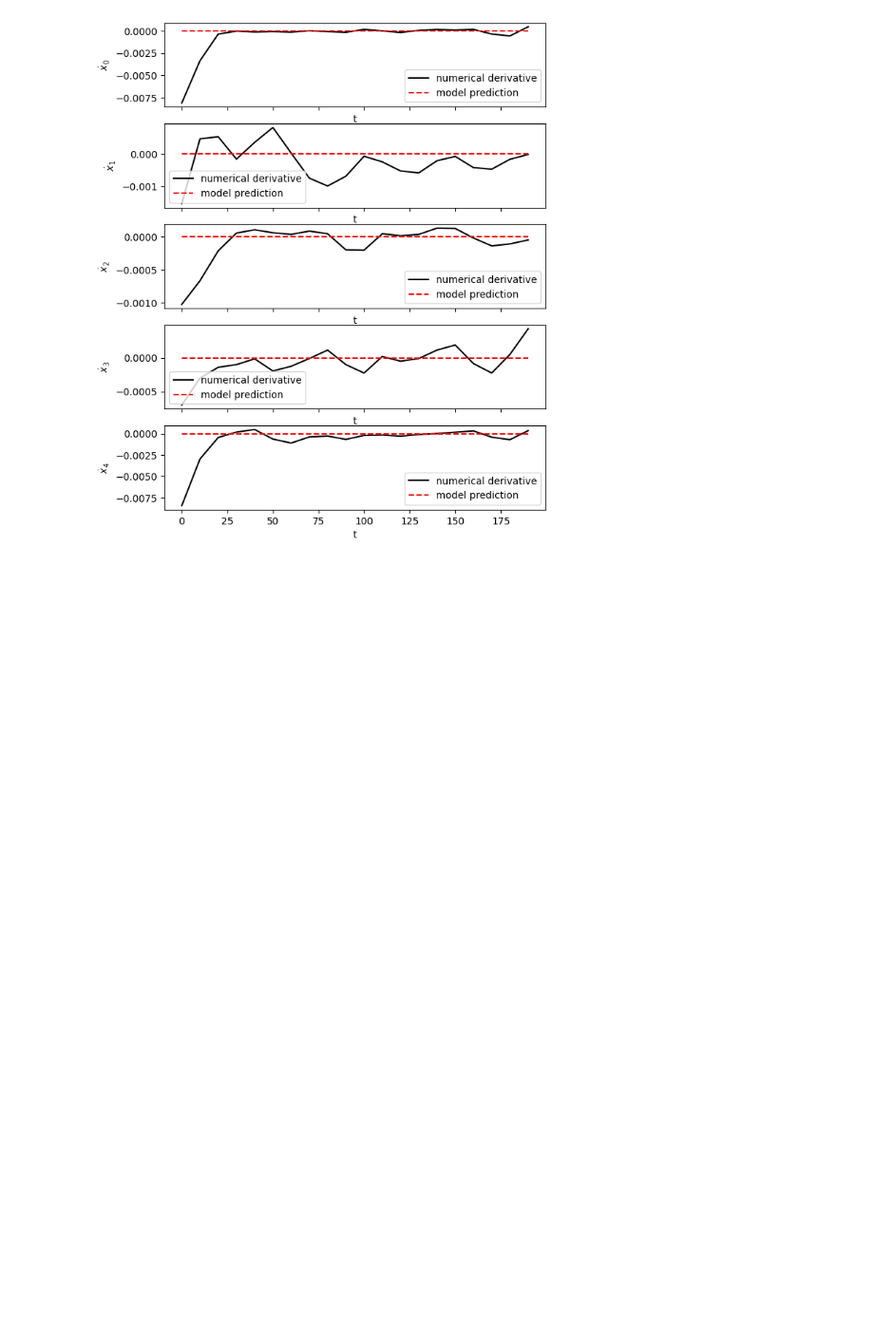
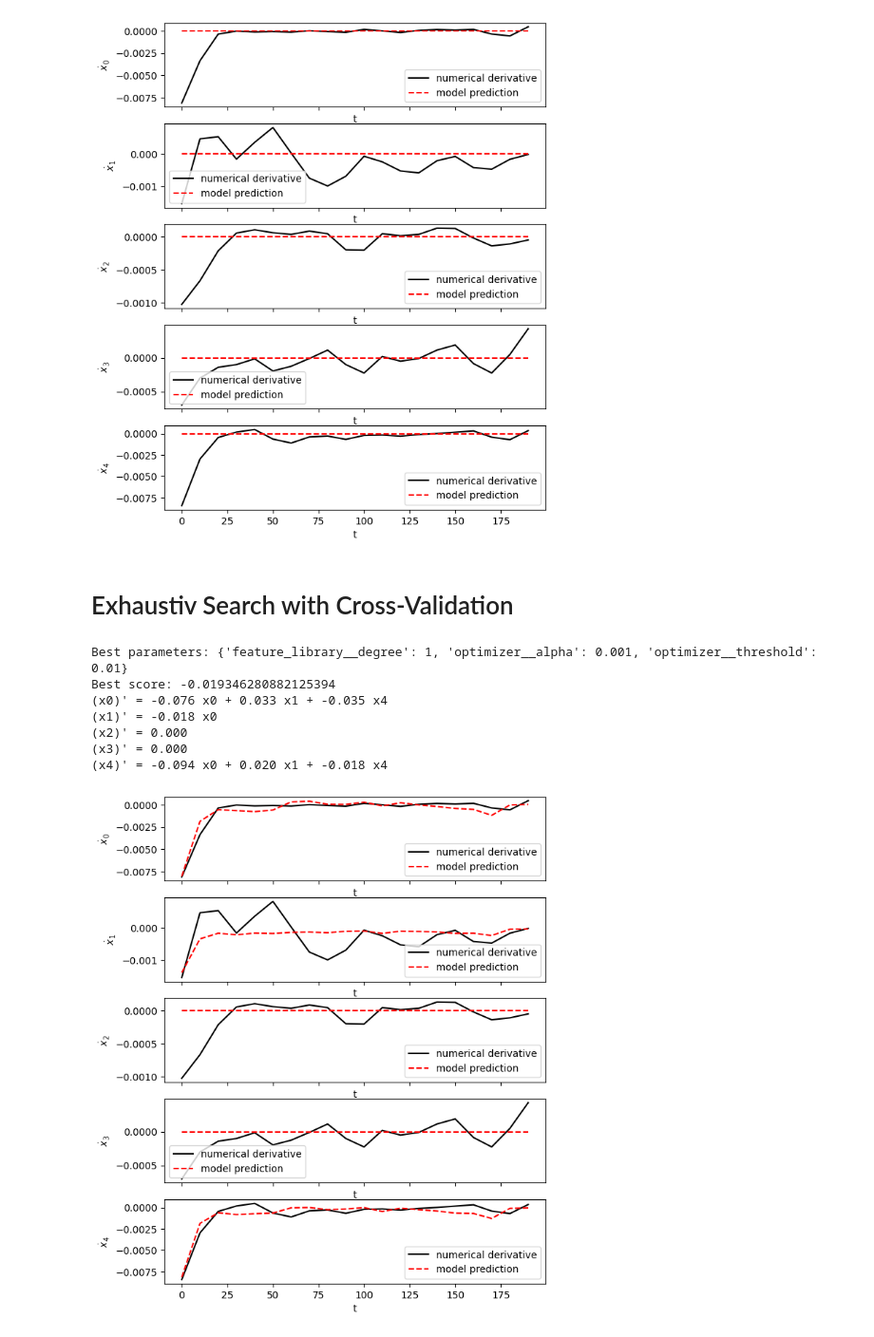
Before and after one commit to JanStern/Modeling-Biological-Networks-Assignment, a Jupyter notebook: main.ipynb, the cells around one changed output. Shown: that part at 95% size. Drawn from its saved outputs; the diff is of its cells as text; code cells hidden in the pictures; blank space fills up the shorter version.

Commit message:
Tried to add cross-validation. Did not work

```diff
--- a/main.ipynb
+++ b/main.ipynb
@@ -190,3 +188,5 @@ Equality Constrained Model
 (x4)' = 0.000
 Model score against true model: -0.134411
 [figure]
+# %% [markdown]
+# Exhaustiv Search with Cross-Validation
@@ -192,0 +238,34 @@ Model score against true model: -0.134411
+# %%
+from sklearn.model_selection import ShuffleSplit, GridSearchCV, KFold
+
+KFold(n_splits=10)
+
+model = SINDyCV()
+x_dot = model.differentiate(x_true, t=t_data)
+
+param_grid = {
+    "optimizer__threshold": [0.0, 0.0001, 0.001, 0.01, 0.015, 0.02],
+    "optimizer__alpha": [0.00001, 0.001, 0.005, 0.01, 0.05, 0.1, 0],
+    "feature_library__degree": [1, 2 ],
+}
+
+search = GridSearchCV(
+        model,
+        param_grid,
+        cv=ShuffleSplit(n_splits=5, test_size=0.7)
+)
+search.fit(x_true, y=x_dot)
+print("Best parameters:", search.best_params_)
+print("Best score:", search.best_score_)
+search.best_estimator_.print()
+
+plot_model_prediction(search.best_estimator_, x_true, dt, max_time)
+# %% [output]
+Best parameters: {'feature_library__degree': 1, 'optimizer__alpha': 0.001, 'optimizer__threshold': 0.01}
+Best score: -0.019346280882125394
+(x0)' = -0.076 x0 + 0.033 x1 + -0.035 x4
+(x1)' = -0.018 x0
+(x2)' = 0.000
+(x3)' = 0.000
+(x4)' = -0.094 x0 + 0.020 x1 + -0.018 x4
+[figure, added]
```
Also changed, not shown: parts of 3 cells of this notebook, 1 other file.
